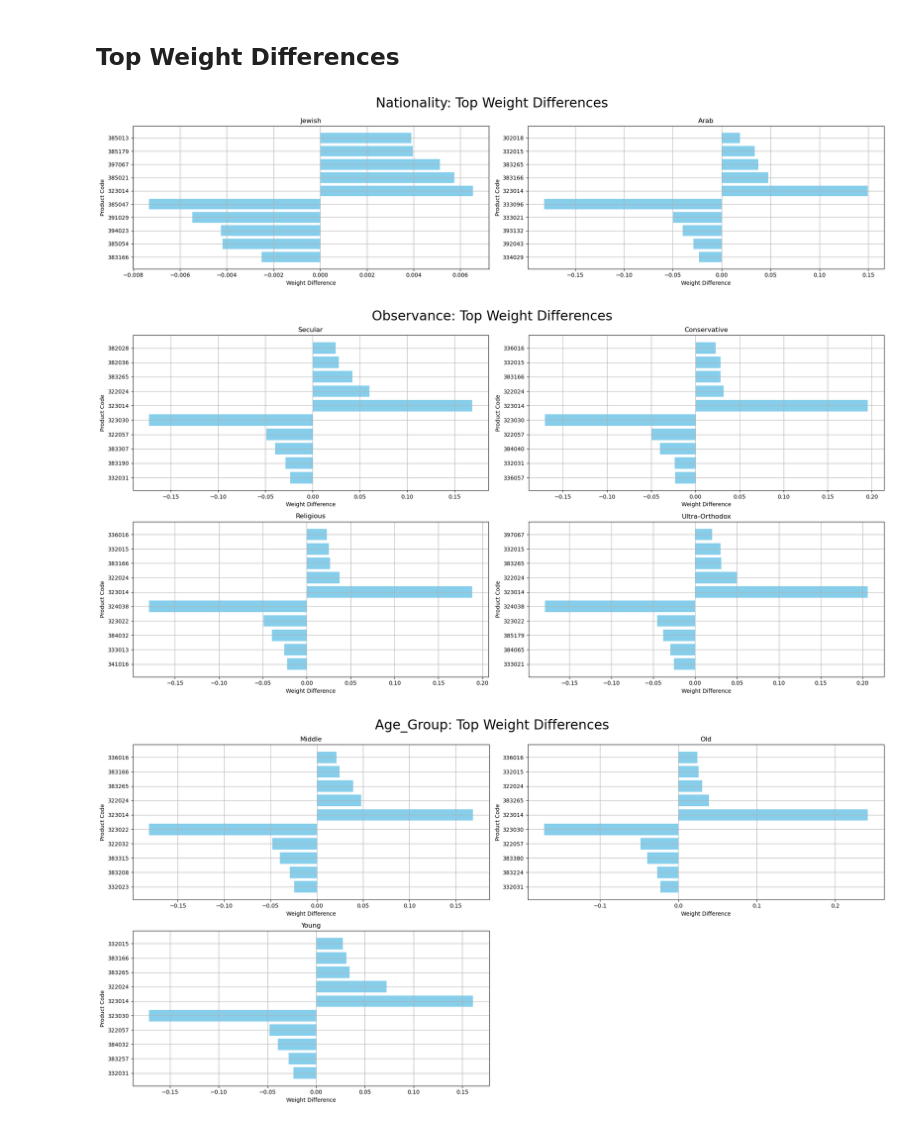
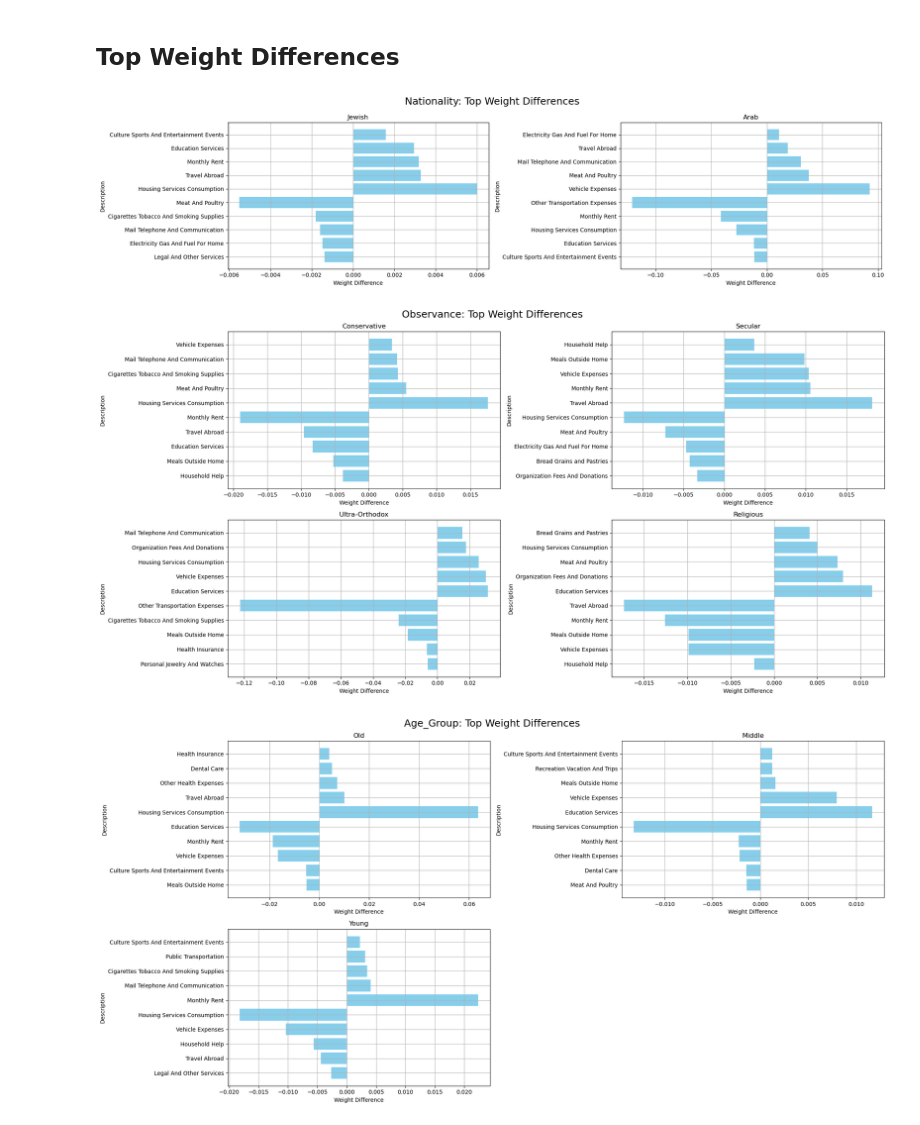
Before and after one commit to roykisluk/Inflation-Heterogeneity, a Jupyter notebook: Main.ipynb, the cells around one changed output. Cells and saved outputs as stored; diff of their text form; code cells hidden in the pictures.

Commit message:
added descriptions

```diff
--- a/Main.ipynb
+++ b/Main.ipynb
@@ -454,6 +454,39 @@ price_index_over_time(yearly_indexes)
 [figure]
 # %% [markdown]
 ## Top Weight Differences
+# %%
+def merge_to_secondary(df):
+    grouped = df.copy()
+    grouped['prodcode_secondary'] = grouped['prodcode'].astype(str).str[:3]
+    grouped = grouped.groupby('prodcode_secondary', group_keys=False).apply(
+        lambda x: pd.Series({
+            'price_ratio': np.average(x['price_ratio'], weights=x['weight']) if x['weight'].sum() > 0 else np.nan,
+            'total_weight': x['weight'].sum()
+        }),
+        include_groups=False
+    ).reset_index()
+    grouped.rename(columns={'prodcode_secondary': 'prodcode'}, inplace=True)
+    grouped.rename(columns={'total_weight': 'weight'}, inplace=True)
+    return grouped
+# %%
+# Merge to secondary categories
+price_indexes_secondary = {}
+for year in years:
+    price_indexes_secondary[year] = {}
+    for group in price_indexes[year].keys():
+        price_indexes_secondary[year][group] = {}
+        for subgroup in price_indexes[year][group].keys():
+            price_indexes_secondary[year][group][subgroup] = merge_to_secondary(price_indexes[year][group][subgroup])
+# %%
+# Load prodcode dictionary
+prodcode_dict_df = pd.read_csv(prodcode_dict_pathname)
+prodcode_dict_df['prodcode']=prodcode_dict_df['prodcode'].astype(str)
+# %%
+# Add description to secondary categories
+for year in price_indexes_secondary:
+    for group in price_indexes_secondary[year]:
+        for subgroup in price_indexes_secondary[year][group]:
+            price_indexes_secondary[year][group][subgroup] = price_indexes_secondary[year][group][subgroup].merge(prodcode_dict_df, on='prodcode', how='left')
 # %%
 def top_abs_weight_differences(weights, top_n=10):
     import matplotlib.pyplot as plt
@@ -488,36 +521,36 @@ def top_abs_weight_differences(weights, top_n=10):
             sorted_weights_diff_df = weights_diff_df[subgroup].sort_values(by='weight_diff', ascending=True)
 
             # Select the top n positive gaps
             top_n_positive = sorted_weights_diff_df.head(top_n)
             top_n_positive = top_n_positive.iloc[::-1]
 
             # Sort by the weight differences in ascending order
             sorted_weights_diff_df = weights_diff_df[subgroup].sort_values(by='weight_diff', ascending=False)
 
             # Select the top n negative gaps
             top_n_negative = sorted_weights_diff_df.head(top_n)
 
             # Concatenate the positive and negative gaps
             top_n_weights_diff_df = pd.concat([top_n_positive, top_n_negative])
             axis_max = max(axis_max, top_n_weights_diff_df['weight_diff'].max())
             axis_min = min(axis_min, top_n_weights_diff_df['weight_diff'].min())
 
             # Plot the top n largest gaps
-            axes[i].barh(top_n_weights_diff_df['prodcode'], top_n_weights_diff_df['weight_diff'], color='skyblue')
+            axes[i].barh(top_n_weights_diff_df['description'], top_n_weights_diff_df['weight_diff'], color='skyblue')
             axes[i].set_title(subgroup)
             axes[i].set_xlabel('Weight Difference')
-            axes[i].set_ylabel('Product Code')
+            axes[i].set_ylabel('Description')
             axes[i].grid(True)
 
         for ax in axes[len(subgroups):]:
             fig.delaxes(ax)
 
         fig.suptitle(f"{group}: Top Weight Differences", fontsize=18)
         plt.tight_layout()
         plt.show()
 
-top_abs_weight_differences(weights, top_n)
+top_abs_weight_differences(price_indexes_secondary[comparison_year], top_n)
 # %% [output]
-[figure, old version]
+[figure, new version]
-[figure, old version]
+[figure, new version]
-[figure, old version]
+[figure, new version]
```
Also changed, not shown: parts of 2 cells of this notebook, 2 other files.
